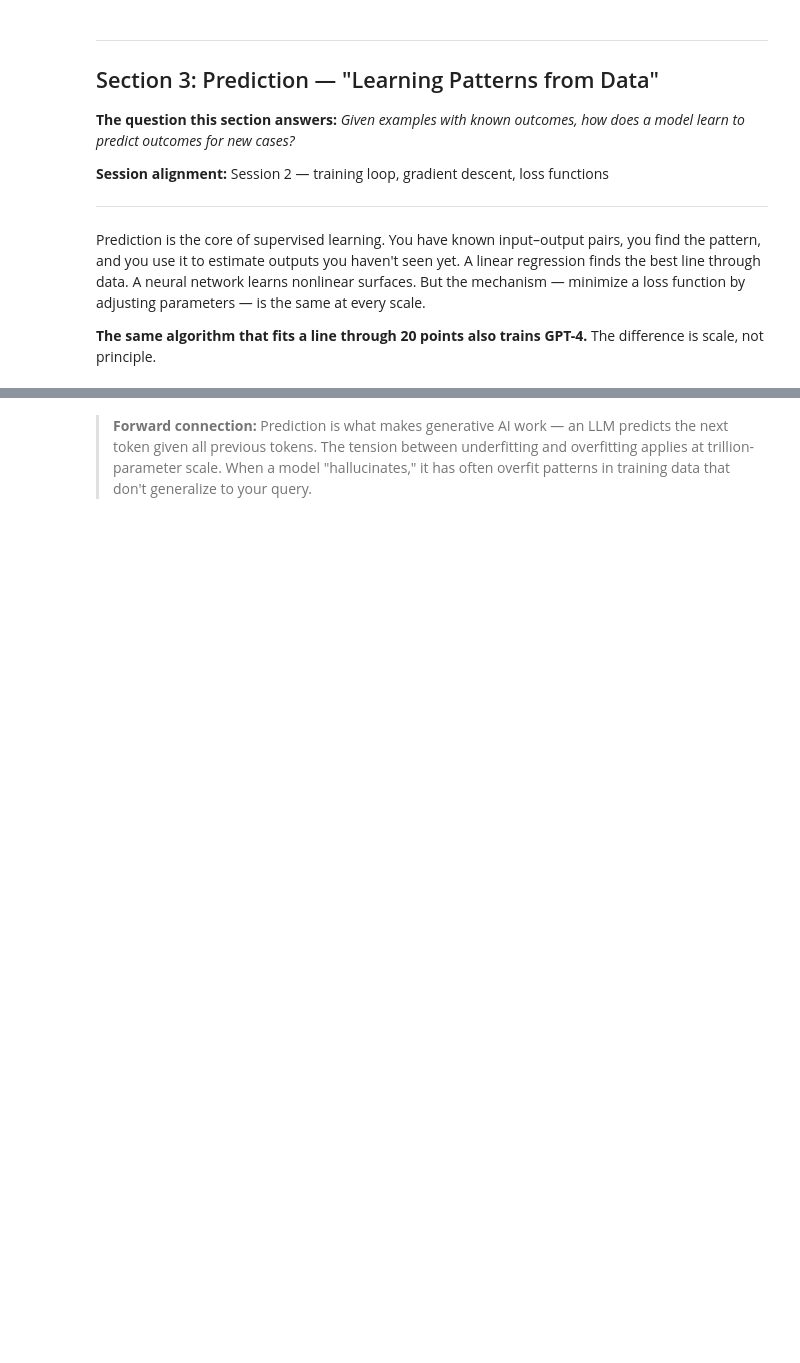
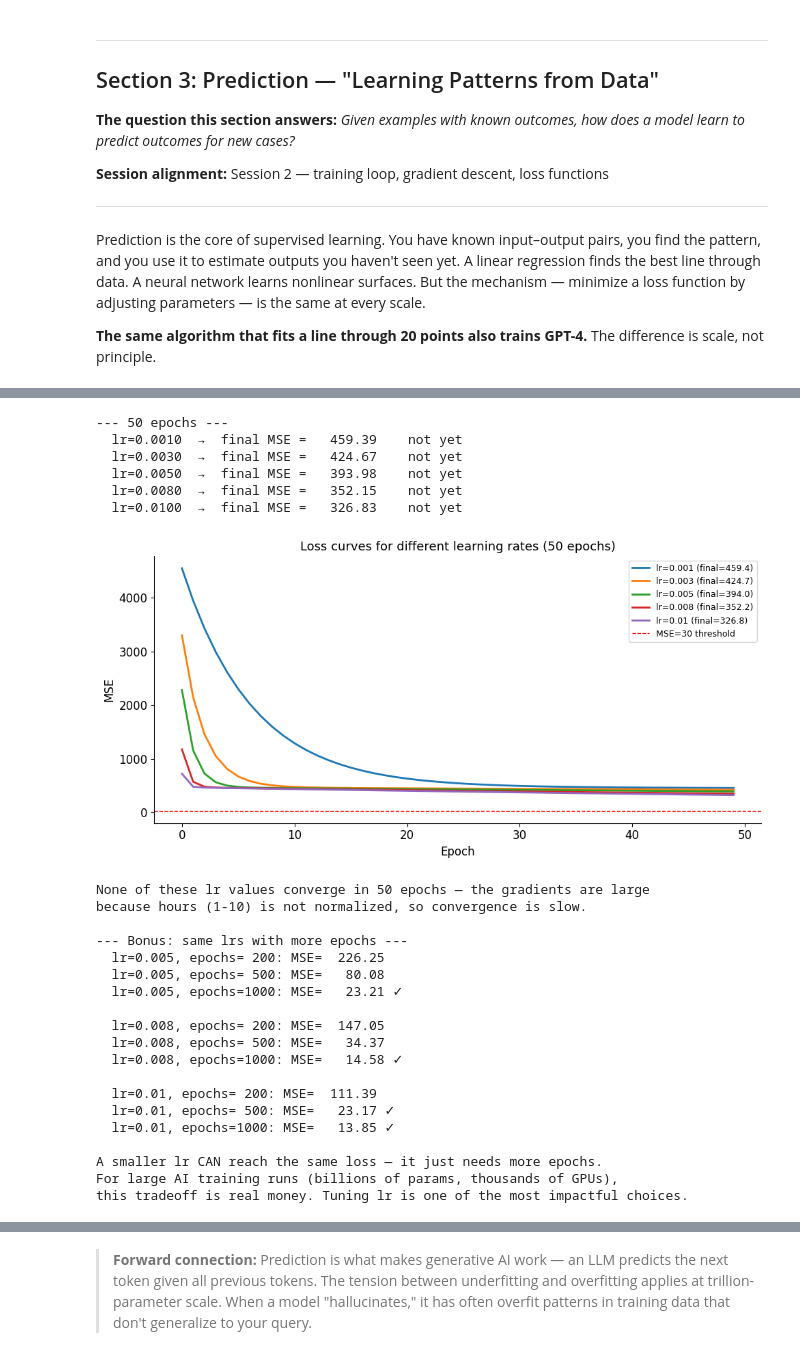
Before and after one commit to Garza01/ai-in-pd-spring2026, a Jupyter notebook: MP1/Part A/MP1_PartA_Under_the_Hood.ipynb, the cells around one changed output, grey strips where cells are left out. Drawn from its saved outputs; the diff is of its cells as text; code cells hidden in the pictures; blank space fills up the shorter version.

```diff
--- a/MP1/Part A/MP1_PartA_Under_the_Hood.ipynb
+++ b/MP1/Part A/MP1_PartA_Under_the_Hood.ipynb
@@ -799,25 +1010,74 @@ print("Too small: never finishes training.  Too large: training blows up.")
 # %%
 # 3e. YOUR TURN — Find the smallest learning rate that converges
 # ✏️ YOUR TURN
 #
 # Challenge: Find the smallest learning rate that gets MSE below 30
 # within 50 epochs on the study-hours dataset.
-#
-# 1. Try several values: 0.001, 0.003, 0.005, 0.008, 0.01
-# 2. For each, plot the loss curve (or just print the final MSE).
-# 3. Report the smallest lr that achieves MSE < 30 at epoch 50.
-#
-# Bonus: What happens if you also increase epochs? Can a smaller lr
-# eventually reach the same loss? What does this tradeoff mean in practice
-# for large AI training runs?
 
+# First: try the suggested values at 50 epochs
 lrs_to_try = [0.001, 0.003, 0.005, 0.008, 0.01]
 
+fig, ax = plt.subplots(figsize=(10, 5))
+
+print('--- 50 epochs ---')
 for lr_val in lrs_to_try:
     losses = run_gd(lr_val, epochs=50)
     final_mse = losses[-1]
-    converged = "✓ converged" if final_mse < 30 else "  not yet"
-    print(f"  lr={lr_val:.4f}  →  final MSE = {final_mse:8.2f}  {converged}")
+    converged = final_mse < 30
+    tag = '✓ converged' if converged else '  not yet'
+    print(f'  lr={lr_val:.4f}  →  final MSE = {final_mse:8.2f}  {tag}')
+    ax.plot(losses, label=f'lr={lr_val} (final={final_mse:.1f})', lw=2)
+
+ax.axhline(30, color='red', ls='--', lw=1, label='MSE=30 threshold')
+ax.set_xlabel('Epoch'); ax.set_ylabel('MSE')
+ax.set_title('Loss curves for different learning rates (50 epochs)')
+ax.legend(fontsize=9)
+plt.tight_layout(); plt.show()
+
+print()
+print('None of these lr values converge in 50 epochs — the gradients are large')
+print('because hours (1-10) is not normalized, so convergence is slow.')
+print()
+
+# Bonus: what happens if we increase epochs?
+print('--- Bonus: same lrs with more epochs ---')
+for lr_val in [0.005, 0.008, 0.01]:
+    for ep in [200, 500, 1000]:
+        losses = run_gd(lr_val, epochs=ep)
+        conv = '✓' if losses[-1] < 30 else ' '
+        print(f'  lr={lr_val}, epochs={ep:4d}: MSE={losses[-1]:8.2f} {conv}')
+    print()
+
+print('A smaller lr CAN reach the same loss — it just needs more epochs.')
+print('For large AI training runs (billions of params, thousands of GPUs),')
+print('this tradeoff is real money. Tuning lr is one of the most impactful choices.')
+# %% [output]
+--- 50 epochs ---
+  lr=0.0010  →  final MSE =   459.39    not yet
+  lr=0.0030  →  final MSE =   424.67    not yet
+  lr=0.0050  →  final MSE =   393.98    not yet
+  lr=0.0080  →  final MSE =   352.15    not yet
+  lr=0.0100  →  final MSE =   326.83    not yet
+[figure, added]
+None of these lr values converge in 50 epochs — the gradients are large
+because hours (1-10) is not normalized, so convergence is slow.
+
+--- Bonus: same lrs with more epochs ---
+  lr=0.005, epochs= 200: MSE=  226.25
+  lr=0.005, epochs= 500: MSE=   80.08
+  lr=0.005, epochs=1000: MSE=   23.21 ✓
+
+  lr=0.008, epochs= 200: MSE=  147.05
+  lr=0.008, epochs= 500: MSE=   34.37
+  lr=0.008, epochs=1000: MSE=   14.58 ✓
+
+  lr=0.01, epochs= 200: MSE=  111.39
+  lr=0.01, epochs= 500: MSE=   23.17 ✓
+  lr=0.01, epochs=1000: MSE=   13.85 ✓
+
+A smaller lr CAN reach the same loss — it just needs more epochs.
+For large AI training runs (billions of params, thousands of GPUs),
+this tradeoff is real money. Tuning lr is one of the most impactful choices.
 # %%
 # 3f. From lines to curves — complexity without changing the algorithm
 # When the true relationship is nonlinear, linear regression underfits.
```
Also changed, not shown: parts of 34 cells of this notebook.
